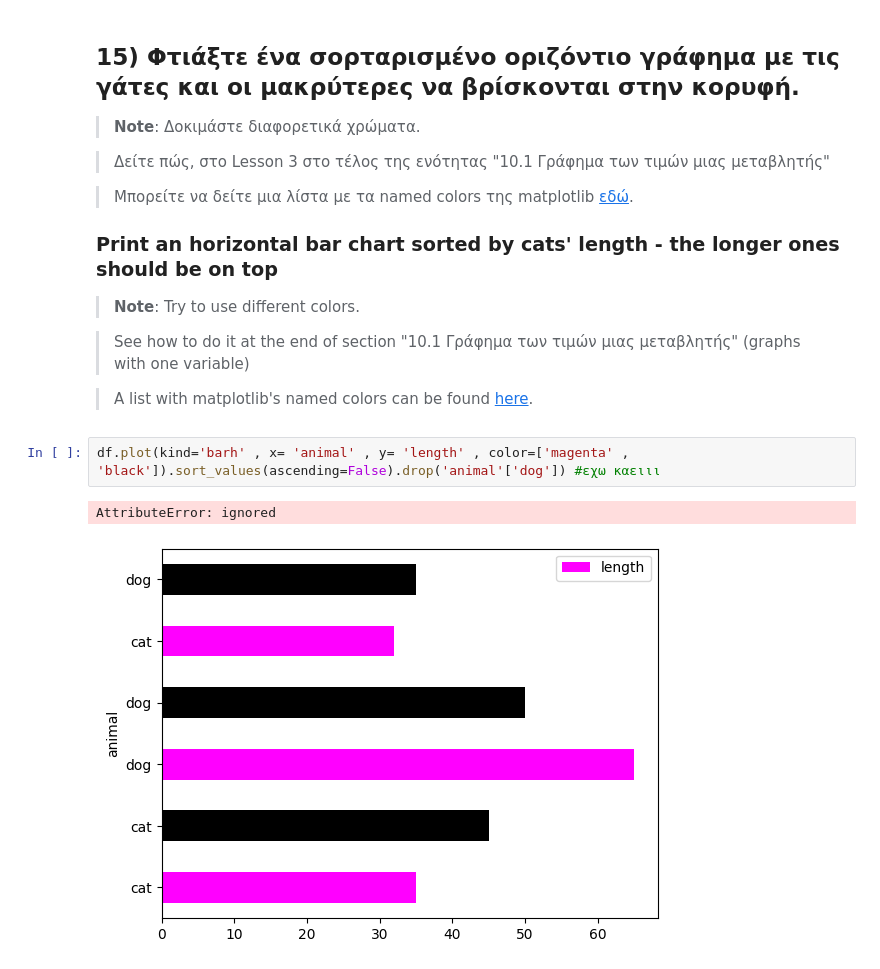
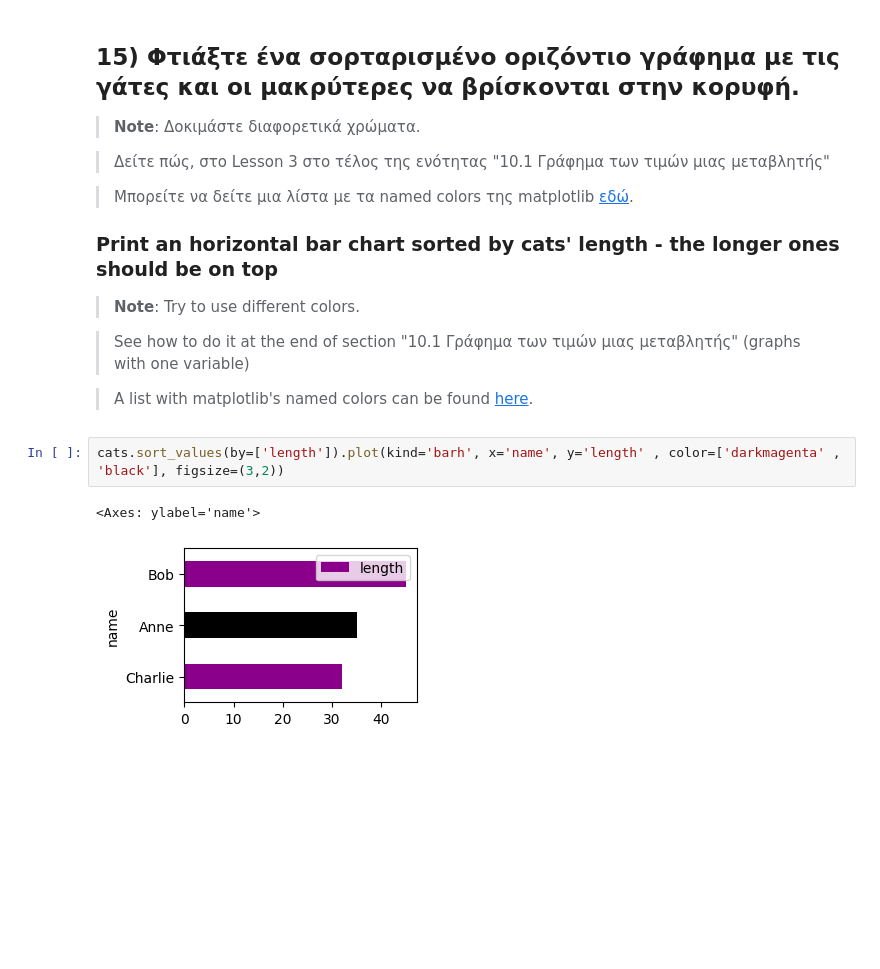
Before and after one commit to silviaaax/datastories_for_emme, a Jupyter notebook: SilviaL3_P2.ipynb, the cells around one changed output. Drawn from its saved outputs; the diff is of its cells as text; blank space fills up the shorter version.

```diff
--- a/SilviaL3_P2.ipynb
+++ b/SilviaL3_P2.ipynb
@@ -261,8 +261,8 @@ df.plot(kind='barh', x='name', y='length')
 > See how to do it at the end of section "10.1 Γράφημα των τιμών μιας μεταβλητής" (graphs with one variable)
 
 > A list with matplotlib's named colors can be found [here](https://stackoverflow.com/questions/22408237/named-colors-in-matplotlib).
-# %%
-df.plot(kind='barh' , x= 'animal' , y= 'length' , color=['magenta' , 'black']).sort_values(ascending=False).drop('animal'['dog']) #εχω καειιι
-# %% [output]
-AttributeError: ignored
-[figure, removed]
+# %%
+cats.sort_values(by=['length']).plot(kind='barh', x='name', y='length' , color=['darkmagenta' , 'black'], figsize=(3,2))
+# %% [output]
+<Axes: ylabel='name'>
+[figure, added]
```
Also changed, not shown: parts of 3 cells of this notebook.
